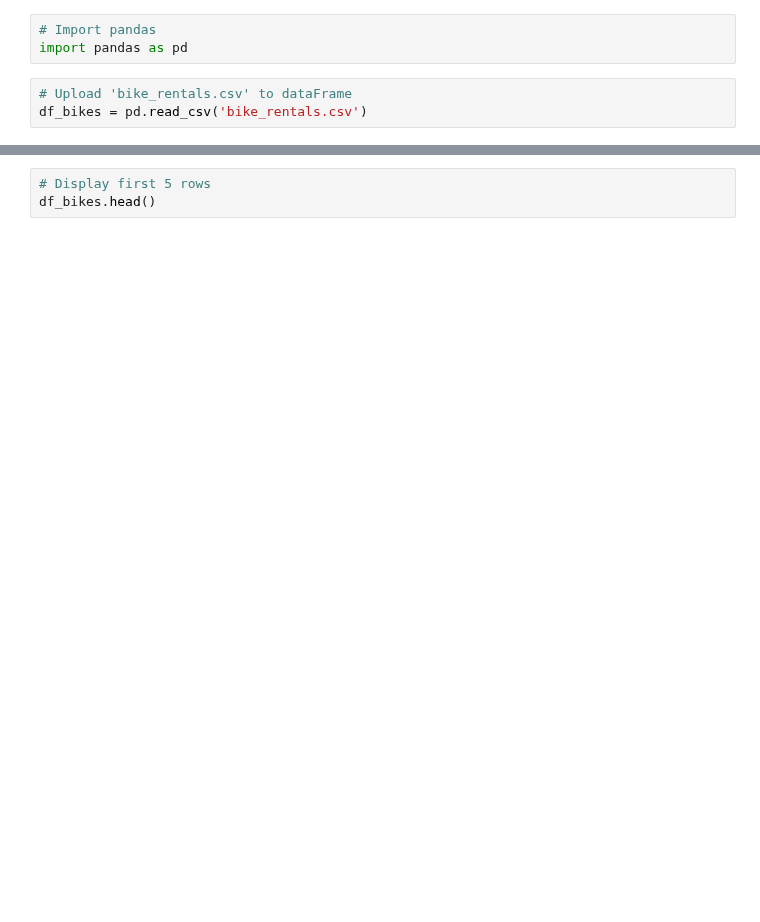
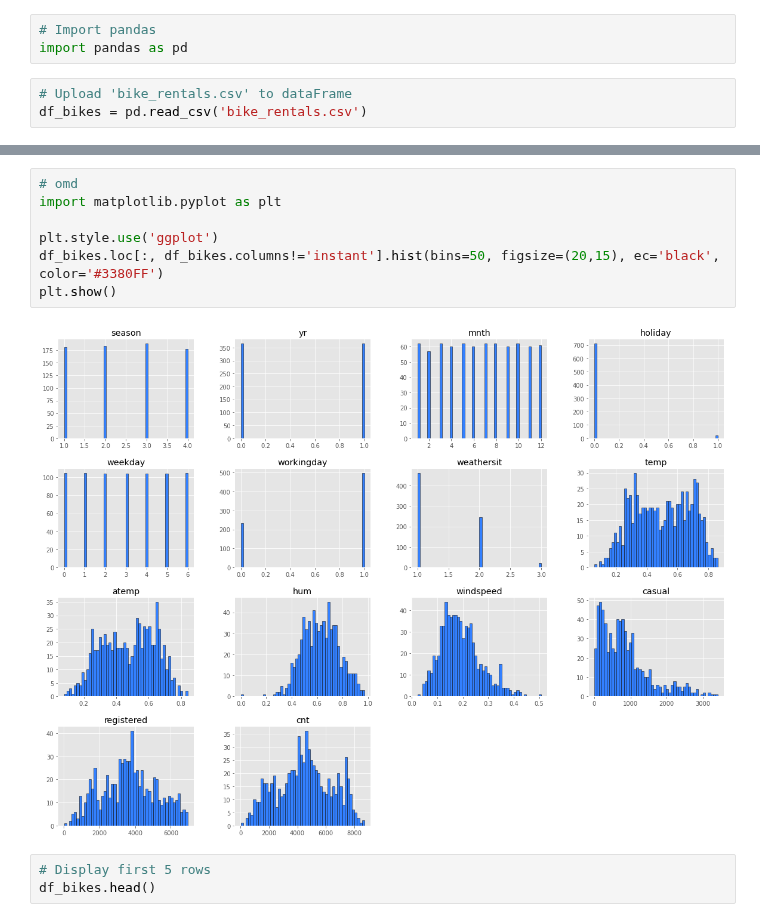
Before and after one commit to omdgit/Hands-On-Gradient-Boosting-with-XGBoost-and-Scikit-learn, a Jupyter notebook: Chapter01/Gradient_Boosting_in_Machine_Learning.ipynb, the cells around one changed output, grey strips where cells are left out. Drawn from its saved outputs; the diff is of its cells as text; blank space fills up the shorter version.

```diff
--- a/Chapter01/Gradient_Boosting_in_Machine_Learning.ipynb
+++ b/Chapter01/Gradient_Boosting_in_Machine_Learning.ipynb
@@ -17,3 +76,12 @@ pd.pivot_table(df_bikes, index='season', aggfunc='mean')
+# %%
+# omd
+import matplotlib.pyplot as plt
+
+plt.style.use('ggplot')
+df_bikes.loc[:, df_bikes.columns!='instant'].hist(bins=50, figsize=(20,15), ec='black', color='#3380FF')
+plt.show()
+# %% [output]
+[figure, added]
 # %%
 # Display first 5 rows
 df_bikes.head()
```
Also changed, not shown: parts of 4 cells of this notebook.
